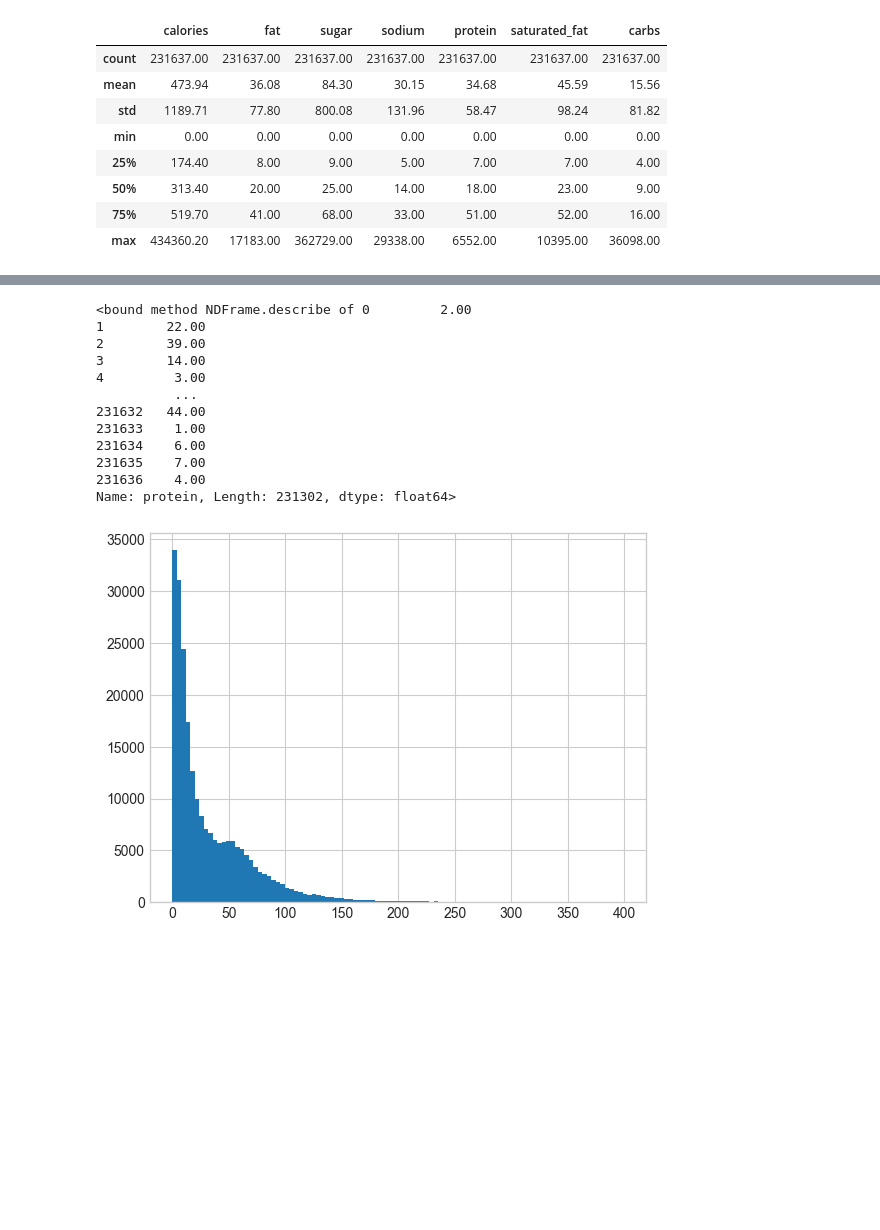
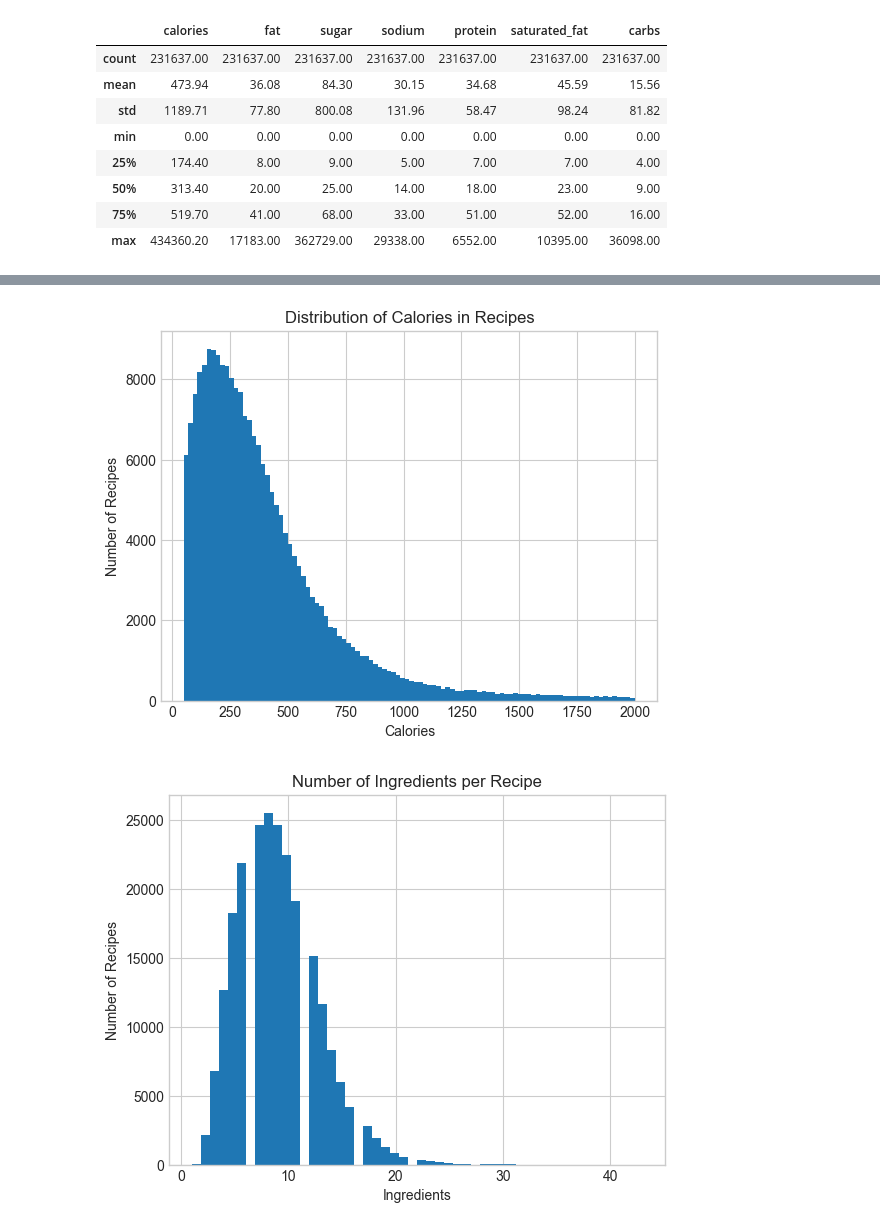
Before and after one commit to PH31M/Food-RecommendationSystem, a Jupyter notebook: notebooks/01_data_exploration.ipynb, the cells around one changed output, grey strips where cells are left out. Saved outputs shown, nothing was run; the diff lists cells and outputs as text; code cells hidden in the pictures; blank space fills up the shorter version.

Commit message:
Finish 01_data_exploration
2 chart EDA left to complete

```diff
--- a/notebooks/01_data_exploration.ipynb
+++ b/notebooks/01_data_exploration.ipynb
@@ -236,19 +180,0 @@ Name: minutes, Length: 224646, dtype: int64>
-# %%
-# Kiểm tra recipes có Protein đều từ 10-30, ta thấy được lượng protein vừa đủ cho 1 món ăn
-df_recipes_hist_protein = df_recipes[df_recipes['protein'] < 400]
-df_recipes_hist_protein['protein'].hist(bins=100)
-df_recipes_hist_protein['protein'].describe
-# %% [output]
-<bound method NDFrame.describe of 0         2.00
-1        22.00
-2        39.00
-3        14.00
-4         3.00
-          ...
-231632   44.00
-231633    1.00
-231634    6.00
-231635    7.00
-231636    4.00
-Name: protein, Length: 231302, dtype: float64>
-[figure, removed]
@@ -272,2 +181,26 @@ Name: protein, Length: 231302, dtype: float64>
 # %%
-# viết EDA
+plt.Figure(figsize=(8,5))
+
+# Kiểm tra recipes có calo dưới 2000 ta thấy hầu hết recipes đều chứa từ 200-400 calories, cho thấy dataset chủ yếu bao gồm các món ăn thông thường
+df_recipes_hist_calo = df_recipes[df_recipes['calories'] < 2000]
+df_recipes_hist_calo['calories'].hist(bins=100,range=(50,2000))
+
+plt.title("Distribution of Calories in Recipes")
+plt.xlabel("Calories")
+plt.ylabel("Number of Recipes")
+plt.show()
+# %% [output]
+[figure, added]
+# %%
+plt.Figure(figsize=(8,5))
+
+# Kiểm tra recipes có Ingredients đều chứa nguyên liệu từ 6-10, ta thấy được các nguyên liệu điển hình cho các công thức nấu ăn tại nhà
+df_recipes['n_ingredients'].hist(bins=50)
+df_recipes['n_ingredients'].describe
+
+plt.title("Number of Ingredients per Recipe")
+plt.xlabel("Ingredients")
+plt.ylabel("Number of Recipes")
+plt.show()
+# %% [output]
+[figure, added]
```
Also changed, not shown: parts of 12 cells of this notebook, 4 other files.
